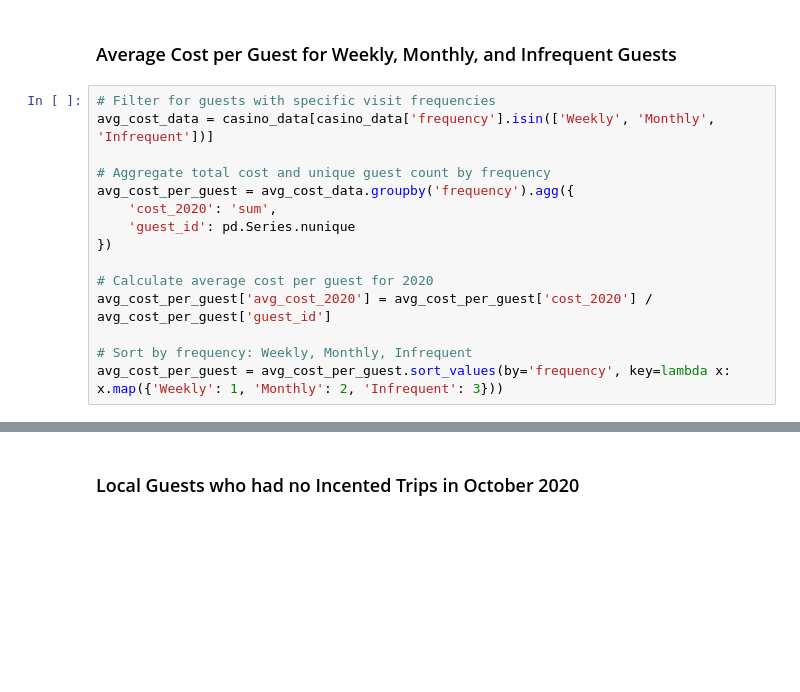
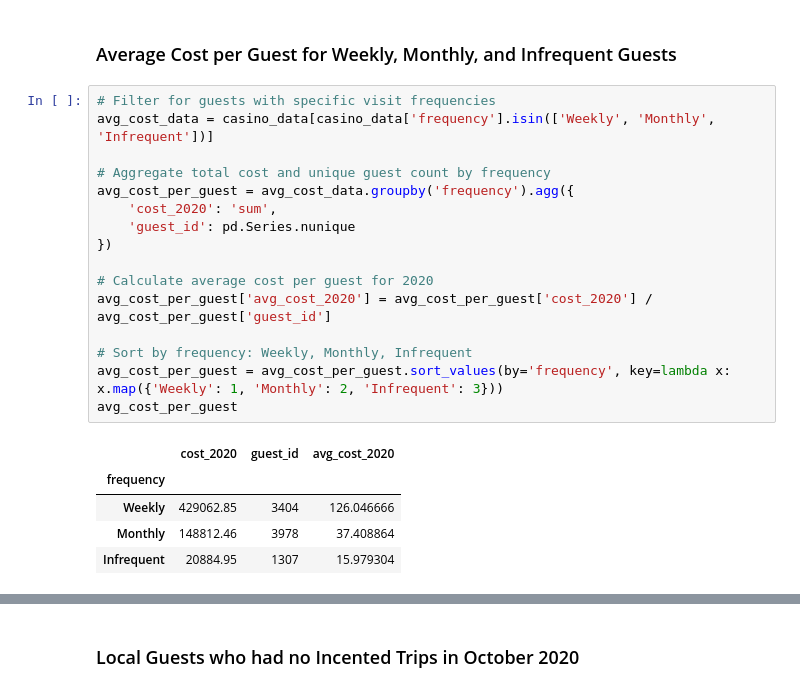
Before and after one commit to jpdeangel/casino_data, a Jupyter notebook: Casino Data.ipynb, the cells around one changed output, grey strips where cells are left out. Drawn from its saved outputs; the diff is of its cells as text; blank space fills up the shorter version.

```diff
--- a/Casino Data.ipynb
+++ b/Casino Data.ipynb
@@ -120,16 +131,23 @@ plt.show()
 # %%
 # Filter for guests with specific visit frequencies
 avg_cost_data = casino_data[casino_data['frequency'].isin(['Weekly', 'Monthly', 'Infrequent'])]
 
 # Aggregate total cost and unique guest count by frequency
 avg_cost_per_guest = avg_cost_data.groupby('frequency').agg({
     'cost_2020': 'sum',
     'guest_id': pd.Series.nunique
 })
 
 # Calculate average cost per guest for 2020
 avg_cost_per_guest['avg_cost_2020'] = avg_cost_per_guest['cost_2020'] / avg_cost_per_guest['guest_id']
 
 # Sort by frequency: Weekly, Monthly, Infrequent
 avg_cost_per_guest = avg_cost_per_guest.sort_values(by='frequency', key=lambda x: x.map({'Weekly': 1, 'Monthly': 2, 'Infrequent': 3}))
+avg_cost_per_guest
+# %% [output]
+|  | cost_2020 | guest_id | avg_cost_2020 |
+| frequency |  |  |  |
+| Weekly | 429062.85 | 3404 | 126.046666 |
+| Monthly | 148812.46 | 3978 | 37.408864 |
+| Infrequent | 20884.95 | 1307 | 15.979304 |
 # %%
```
Also changed, not shown: parts of 5 cells of this notebook.
